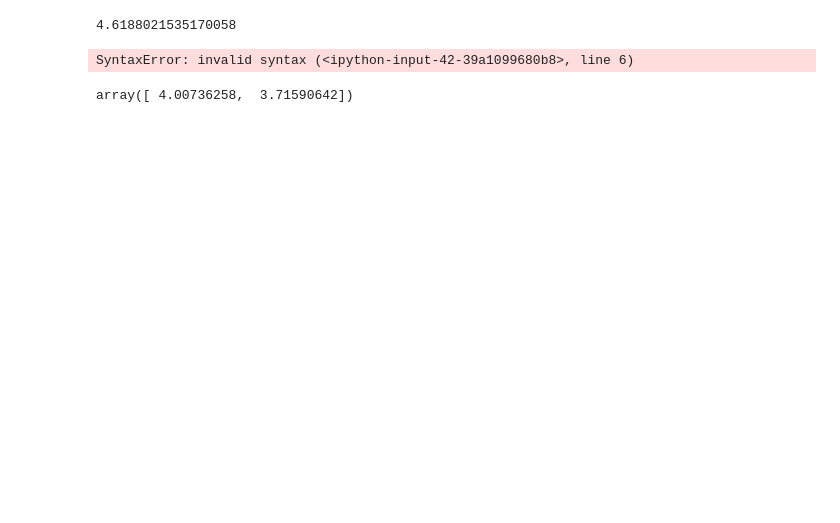
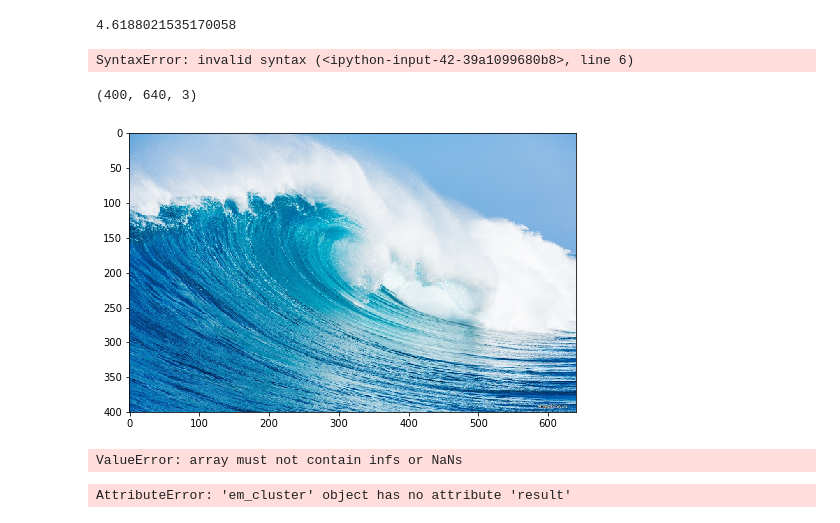
Before and after one commit to dorianHe/MusterErkennung, a Jupyter notebook: homework5/HW5_remi.ipynb, the cells around one changed output. Drawn from its saved outputs; the diff is of its cells as text; code cells hidden in the pictures; blank space fills up the shorter version.

```diff
--- a/homework5/HW5_remi.ipynb
+++ b/homework5/HW5_remi.ipynb
@@ -51,7 +115,3 @@ def k_mean_routine (centers, data_points):
               map (mahalanobis_dist(x,y,cov_test),  covariance_matrix )
 # %% [output]
 SyntaxError: invalid syntax (<ipython-input-42-39a1099680b8>, line 6)
-# %%
-data[1,:]
-# %% [output]
-array([ 4.00736258,  3.71590642])
@@ -57,0 +120,22 @@ array([ 4.00736258,  3.71590642])
+# %%
+path = './test2.jpg'
+
+def show_img(img):
+    plt.figure(figsize=(8, 8))
+    plt.imshow(img)
+
+img = mpimg.imread(path)
+show_img(img)
+print (img.shape)
+rows = img.shape[0]
+cols = img.shape[1]
+img = img.reshape(img.shape[0] * img.shape[1], 3)
+# %% [output]
+(400, 640, 3)
+[figure, added]
+# %%
+k = 20
+img_cluster = em_cluster()
+img_cluster.fit(k, img, num_iteration = 3, measure = 'N')
+# %% [output]
+ValueError: array must not contain infs or NaNs
@@ -57,0 +144,5 @@ array([ 4.00736258,  3.71590642])
+# %%
+for type_cluster in np.unique(img_cluster.result):
+    img[img_cluster.result == type_cluster] = img_cluster.mean_dict[type_cluster]
+# %% [output]
+AttributeError: 'em_cluster' object has no attribute 'result'
```
Also changed, not shown: parts of 8 cells of this notebook, 3 other files.
